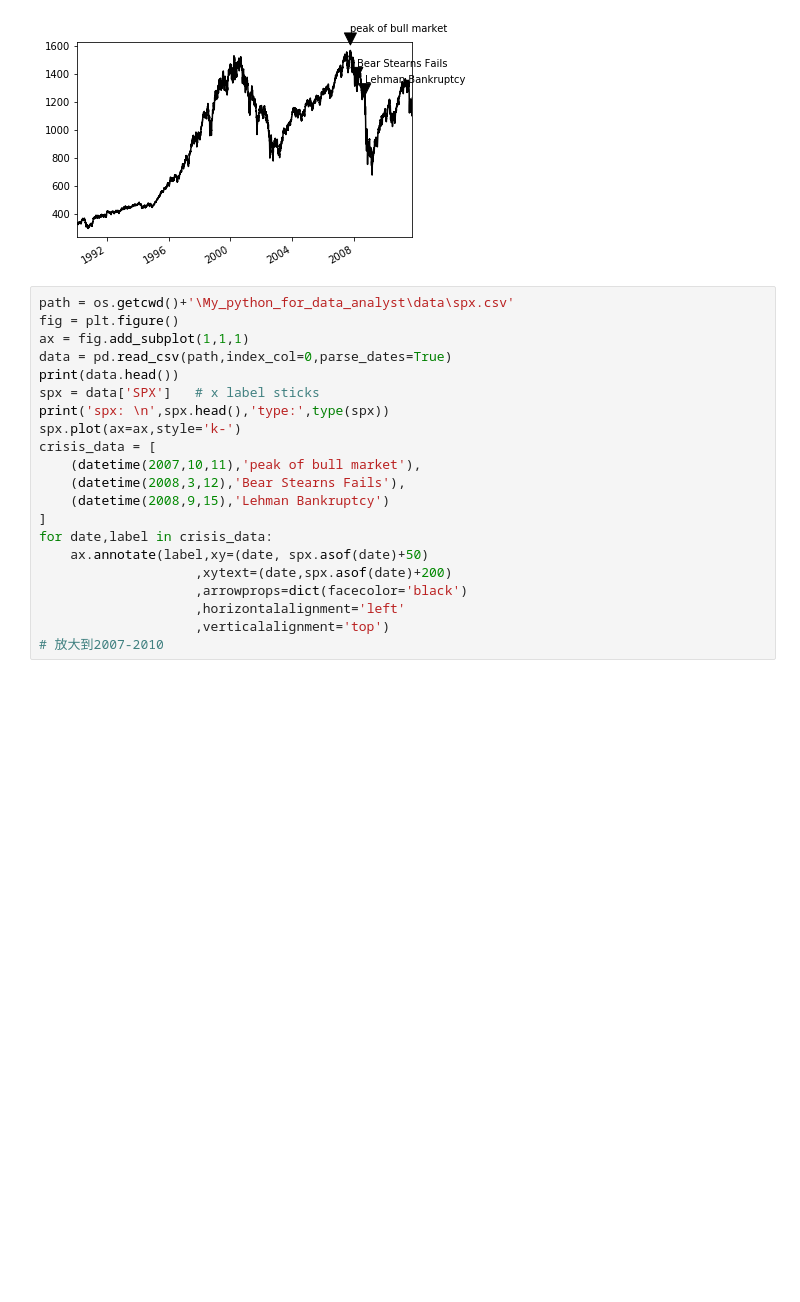
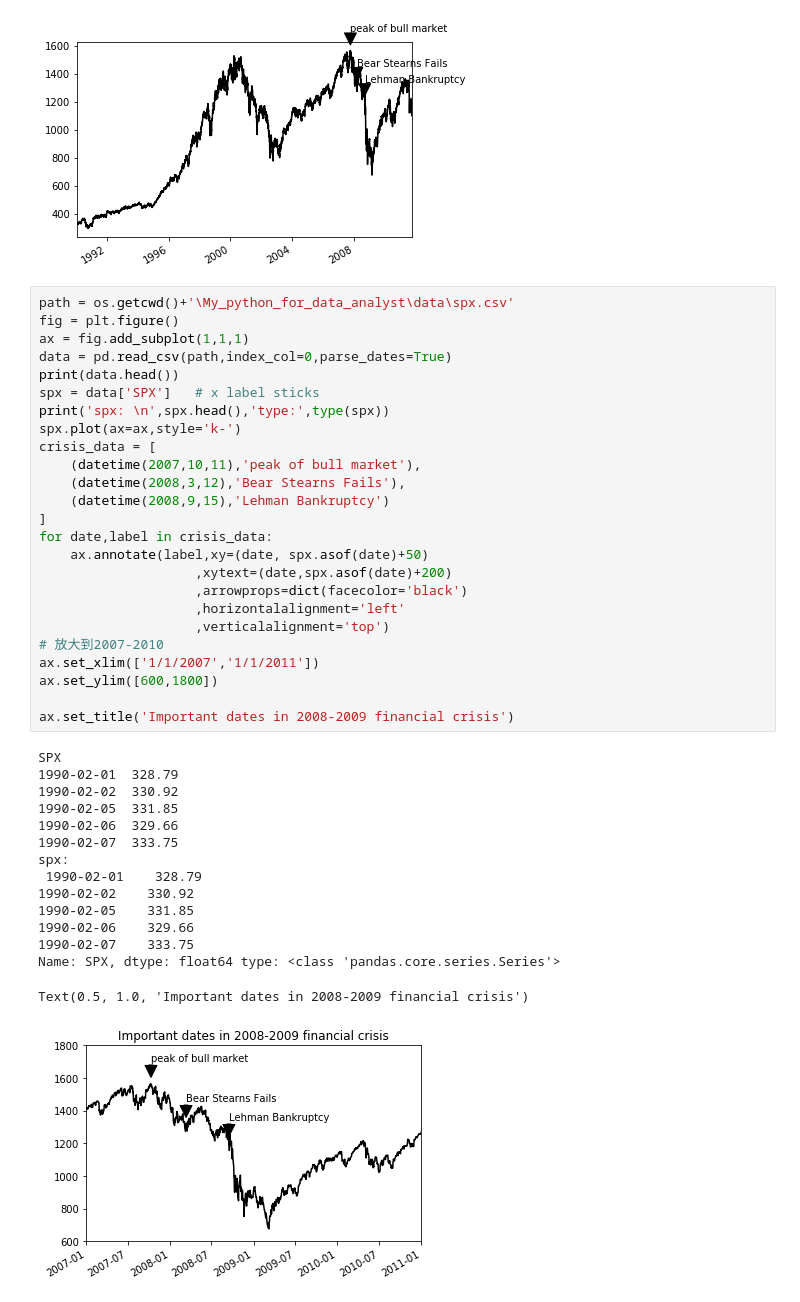
Before and after one commit to mengqi0315/python_for_data_analyst, a Jupyter notebook: My_python_for_data_analyst/char_09_1matplotlibAPI入门.ipynb, the cells around one changed output. Drawn from its saved outputs; the diff is of its cells as text; blank space fills up the shorter version.

```diff
--- a/My_python_for_data_analyst/char_09_1matplotlibAPI入门.ipynb
+++ b/My_python_for_data_analyst/char_09_1matplotlibAPI入门.ipynb
@@ -168,21 +168,41 @@ Name: SPX, dtype: float64 type: <class 'pandas.core.series.Series'>
 # %%
 path = os.getcwd()+'\My_python_for_data_analyst\data\spx.csv'
 fig = plt.figure()
 ax = fig.add_subplot(1,1,1)
 data = pd.read_csv(path,index_col=0,parse_dates=True)
 print(data.head())
 spx = data['SPX']   # x label sticks
 print('spx: \n',spx.head(),'type:',type(spx))
 spx.plot(ax=ax,style='k-')
 crisis_data = [
     (datetime(2007,10,11),'peak of bull market'),
     (datetime(2008,3,12),'Bear Stearns Fails'),
     (datetime(2008,9,15),'Lehman Bankruptcy')
 ]
 for date,label in crisis_data:
     ax.annotate(label,xy=(date, spx.asof(date)+50)
                     ,xytext=(date,spx.asof(date)+200)
                     ,arrowprops=dict(facecolor='black')
                     ,horizontalalignment='left'
                     ,verticalalignment='top')
 # 放大到2007-2010
+ax.set_xlim(['1/1/2007','1/1/2011'])
+ax.set_ylim([600,1800])
+
+ax.set_title('Important dates in 2008-2009 financial crisis')
+# %% [output]
+SPX
+1990-02-01  328.79
+1990-02-02  330.92
+1990-02-05  331.85
+1990-02-06  329.66
+1990-02-07  333.75
+spx:
+ 1990-02-01    328.79
+1990-02-02    330.92
+1990-02-05    331.85
+1990-02-06    329.66
+1990-02-07    333.75
+Name: SPX, dtype: float64 type: <class 'pandas.core.series.Series'>
+Text(0.5, 1.0, 'Important dates in 2008-2009 financial crisis')
+[figure, added]
```
Also changed, not shown: parts of 11 cells of this notebook, 2 other files.
